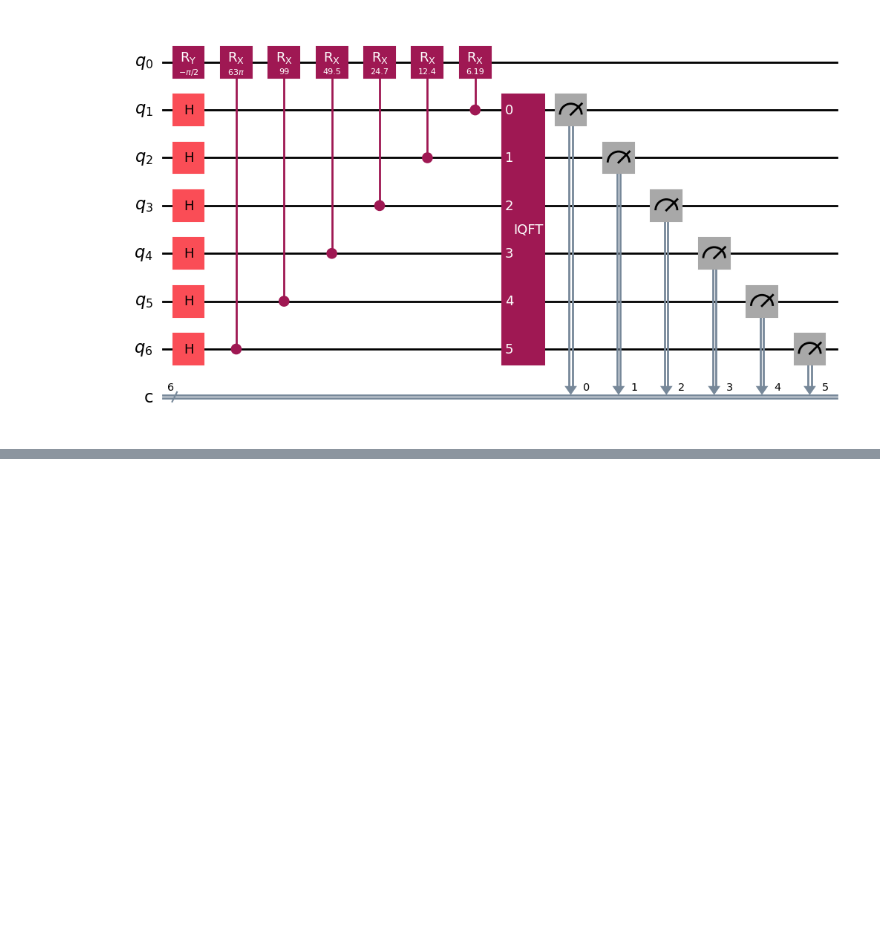
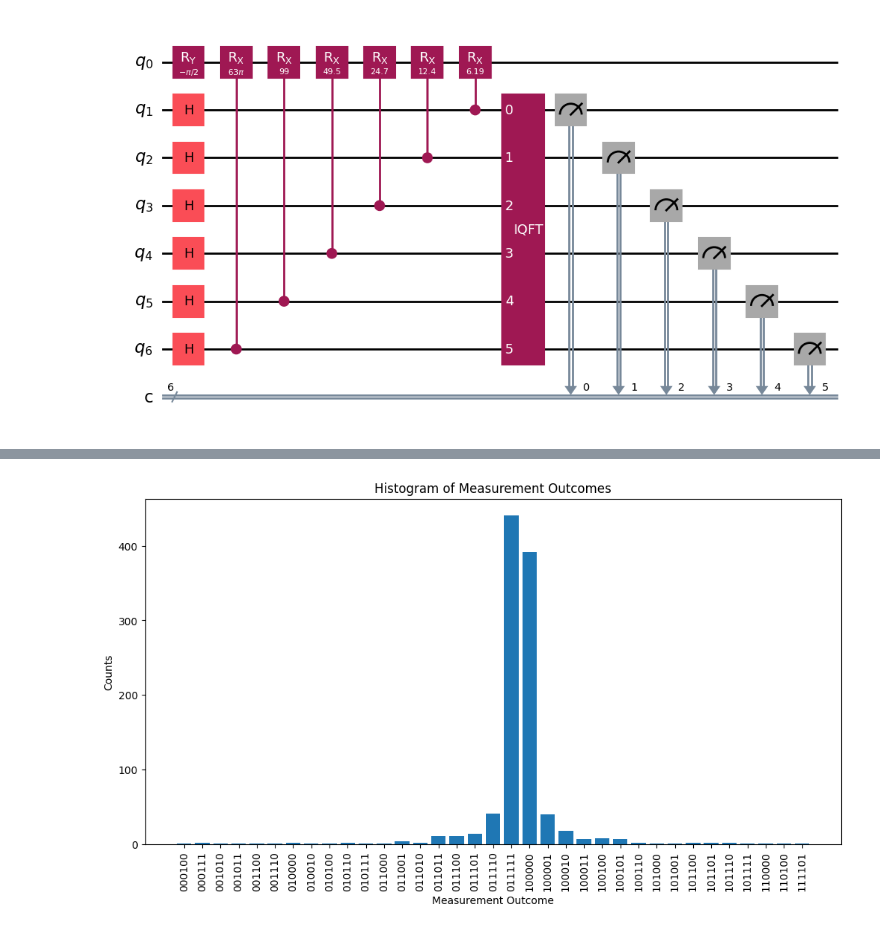
Before and after one commit to johnbhurst/phys440, a Jupyter notebook: bin/homework3_q2_qpe_qiskit.ipynb, the cells around one changed output, grey strips where cells are left out. Cells and saved outputs as stored; diff of their text form; code cells hidden in the pictures; blank space fills up the shorter version.

```diff
--- a/bin/homework3_q2_qpe_qiskit.ipynb
+++ b/bin/homework3_q2_qpe_qiskit.ipynb
@@ -42,11 +42,3 @@ from qiskit_ibm_runtime import SamplerV2 as Sampler
 from qiskit_ibm_runtime.fake_provider import FakeProviderForBackendV2 as FakeProvider
 from qiskit.circuit.library import QFT
 from qiskit.transpiler.preset_passmanagers import generate_preset_pass_manager
-# %%
-## Input
-operator = "RX"     # "Z", "Y" or "RX"
-theta = 63 * math.pi / 32  # angle for RX operator
-eigenvector = "e1" # "e0 or "e1"
-bits = 6
-provider = "aer"
-shots = 1024
@@ -97 +110,4 @@ circuit.measure(qubits[1:], clbits)
+# %%
+circuit = make_circuit()
+counts = run_circuit(circuit)
 # %%
@@ -100,22 +114,3 @@ circuit.measure(qubits[1:], clbits)
 circuit.draw(output="mpl")
 # %% [output]
 [figure]
-# %%
-## Run
-backend = AerSimulator()
-sampler = Sampler(backend)
-pm = generate_preset_pass_manager(backend=backend, optimization_level=1)
-isa_circuit = pm.run(circuit)
-job = sampler.run([isa_circuit], shots=shots)
-result = job.result()
-counts = dict(sorted(result[0].data.c.get_counts().items()))
-for k, v in counts.items():
-    print(f"{k}: {v}")
-
-plt.figure(figsize=(12, 6))
-plt.bar(counts.keys(), counts.values())
-plt.xlabel('Measurement Outcome')
-plt.ylabel('Counts')
-plt.title('Histogram of Measurement Outcomes')
-plt.xticks(rotation=90)
-plt.show()
@@ -140,0 +137,4 @@ plt.show()
+# %%
+plot_counts(counts)
+# %% [output]
+[figure, added]
```
Also changed, not shown: parts of 7 cells of this notebook.
